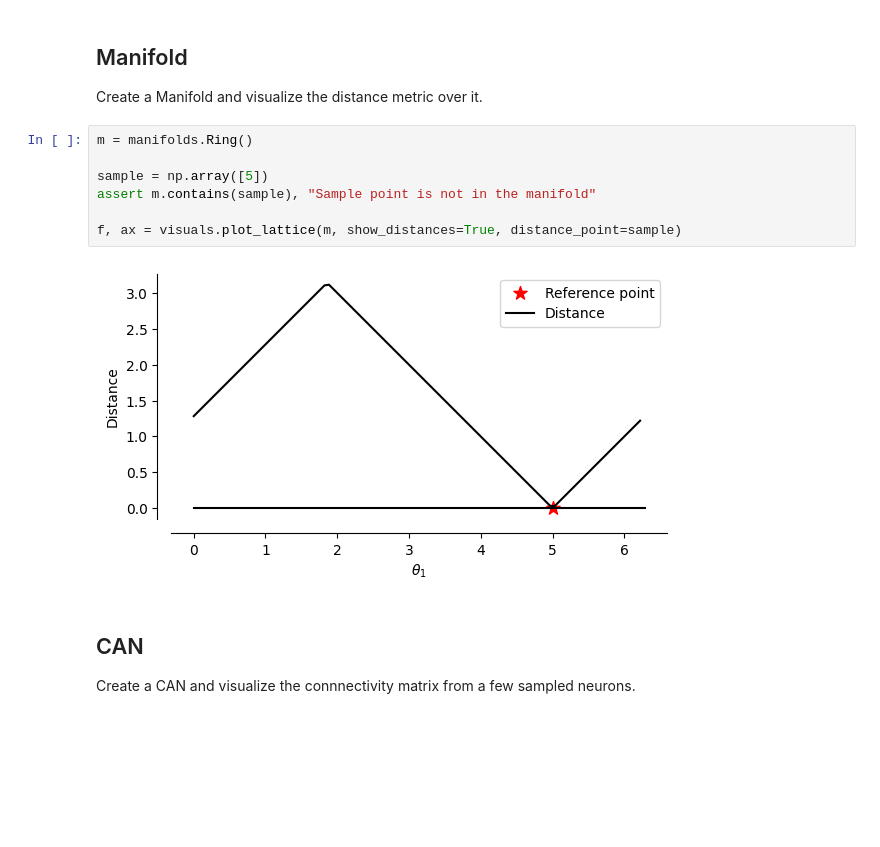
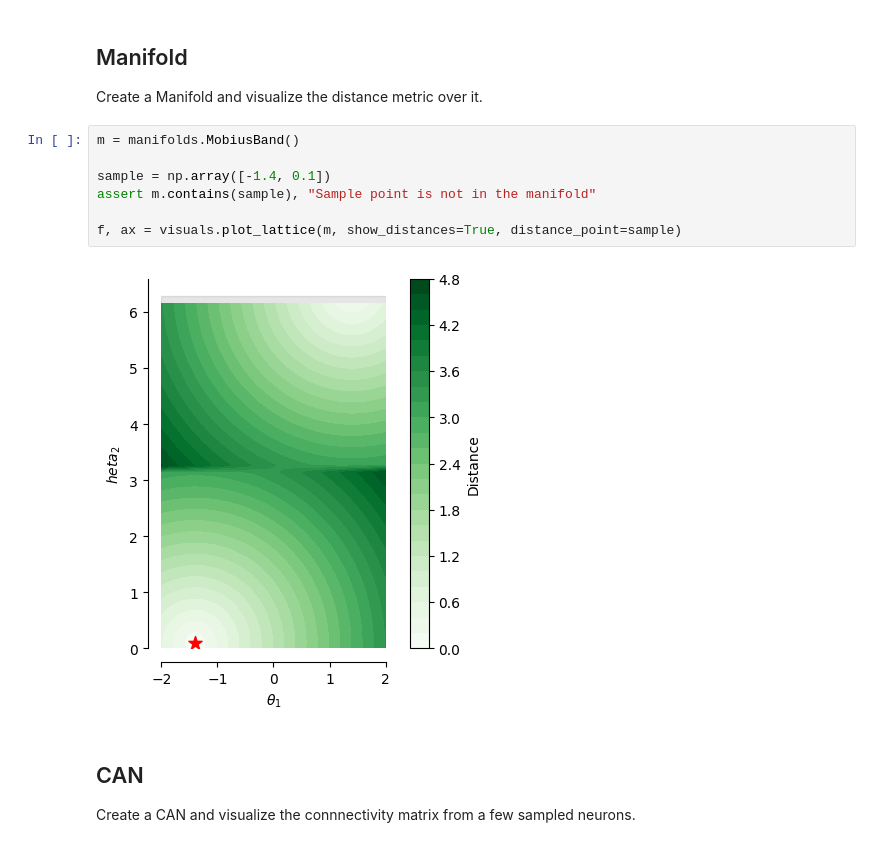
Before and after one commit to FieteLab/MADE, a Jupyter notebook: made/notebooks/visualize_connectivity.ipynb, the cells around one changed output. Drawn from its saved outputs; the diff is of its cells as text; blank space fills up the shorter version.

Commit message:
mobius working

```diff
--- a/made/notebooks/visualize_connectivity.ipynb
+++ b/made/notebooks/visualize_connectivity.ipynb
@@ -8,14 +8,14 @@ from made.can import CAN
 
 Create a Manifold and visualize the distance metric over it.
 # %%
-m = manifolds.Ring()
+m = manifolds.MobiusBand()
 
-sample = np.array([5])
+sample = np.array([-1.4, 0.1])
 assert m.contains(sample), "Sample point is not in the manifold"
 
 f, ax = visuals.plot_lattice(m, show_distances=True, distance_point=sample)
 # %% [output]
-[figure, old version]
+[figure, new version]
 # %% [markdown]
 ## CAN
 Create a CAN and visualize the connnectivity matrix from a few sampled neurons.
```
Also changed, not shown: parts of 2 cells of this notebook, 5 other files.
